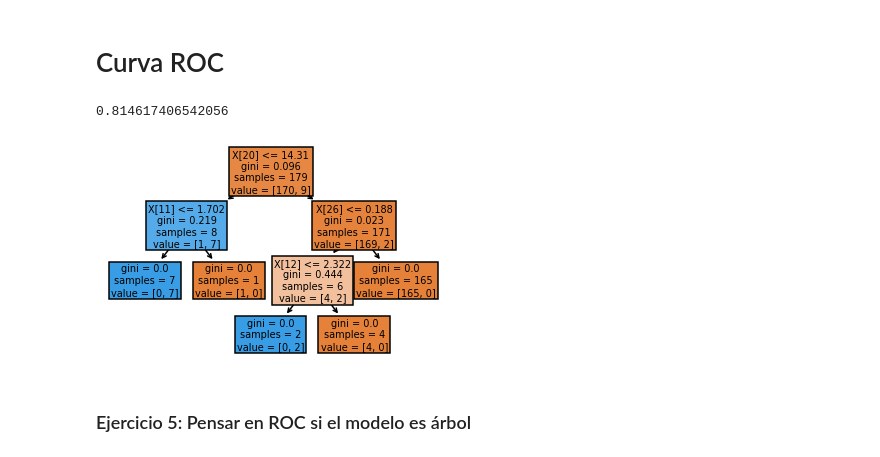
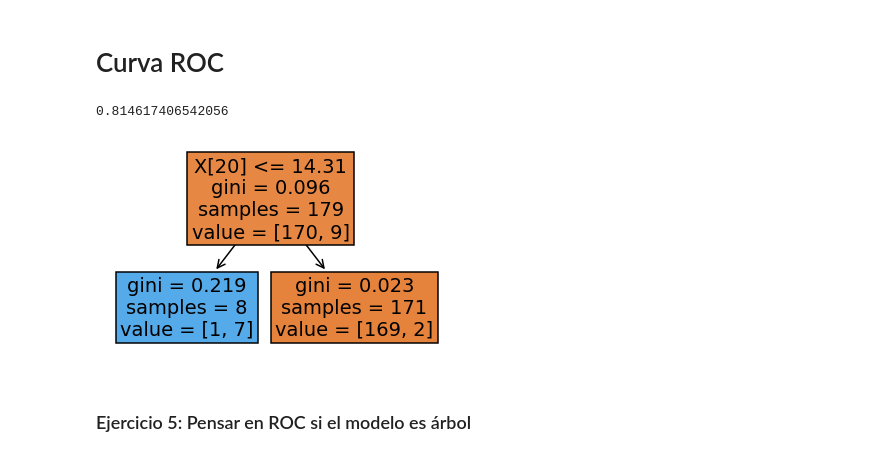
Before and after one commit to guillermohenrion/Intro-Python, a Jupyter notebook: Data_preparation_&_evaluation.ipynb, the cells around one changed output. Saved outputs shown, nothing was run; the diff lists cells and outputs as text; code cells hidden in the pictures.

```diff
--- a/Data_preparation_&_evaluation.ipynb
+++ b/Data_preparation_&_evaluation.ipynb
@@ -461,15 +461,16 @@ pd_score.plot()
 # %%
 from sklearn.metrics import roc_curve
 from sklearn import tree
 from sklearn.metrics import roc_auc_score
+from sklearn.metrics import accuracy_score, precision_score, recall_score, f1_score, precision_score, fbeta_score
 
-clf = tree.DecisionTreeClassifier(max_depth=5)
+clf = tree.DecisionTreeClassifier(max_depth=1)
 clf.fit(x_train,y_train)
 y_pred=clf.predict(x_test)
 tree.plot_tree(clf, filled=True)
 roc_auc_score(y_test,y_pred)
 # %% [output]
 0.814617406542056
-[figure, old version]
+[figure, new version]
 # %% [markdown]
 ### Ejercicio 5: Pensar en ROC si el modelo es árbol
```
Also changed, not shown: parts of 3 cells of this notebook.
